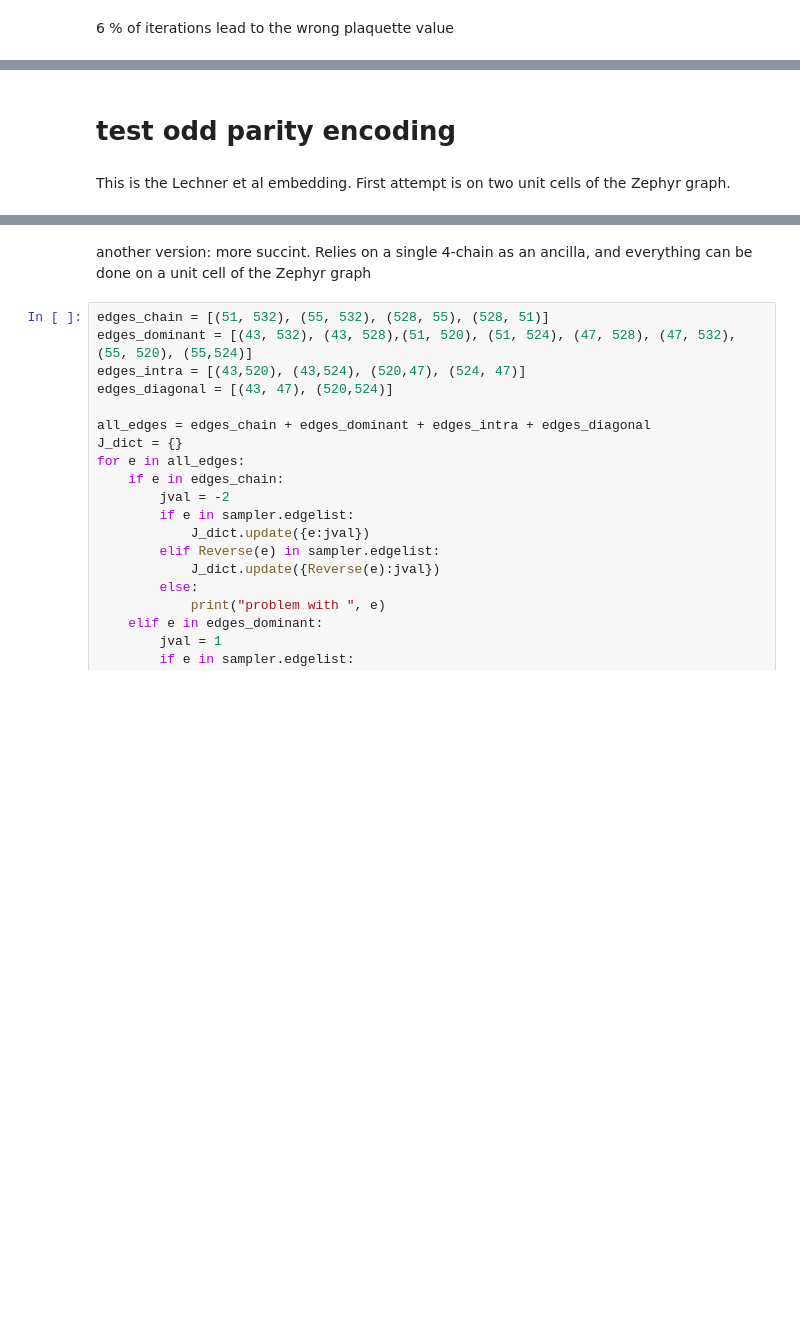
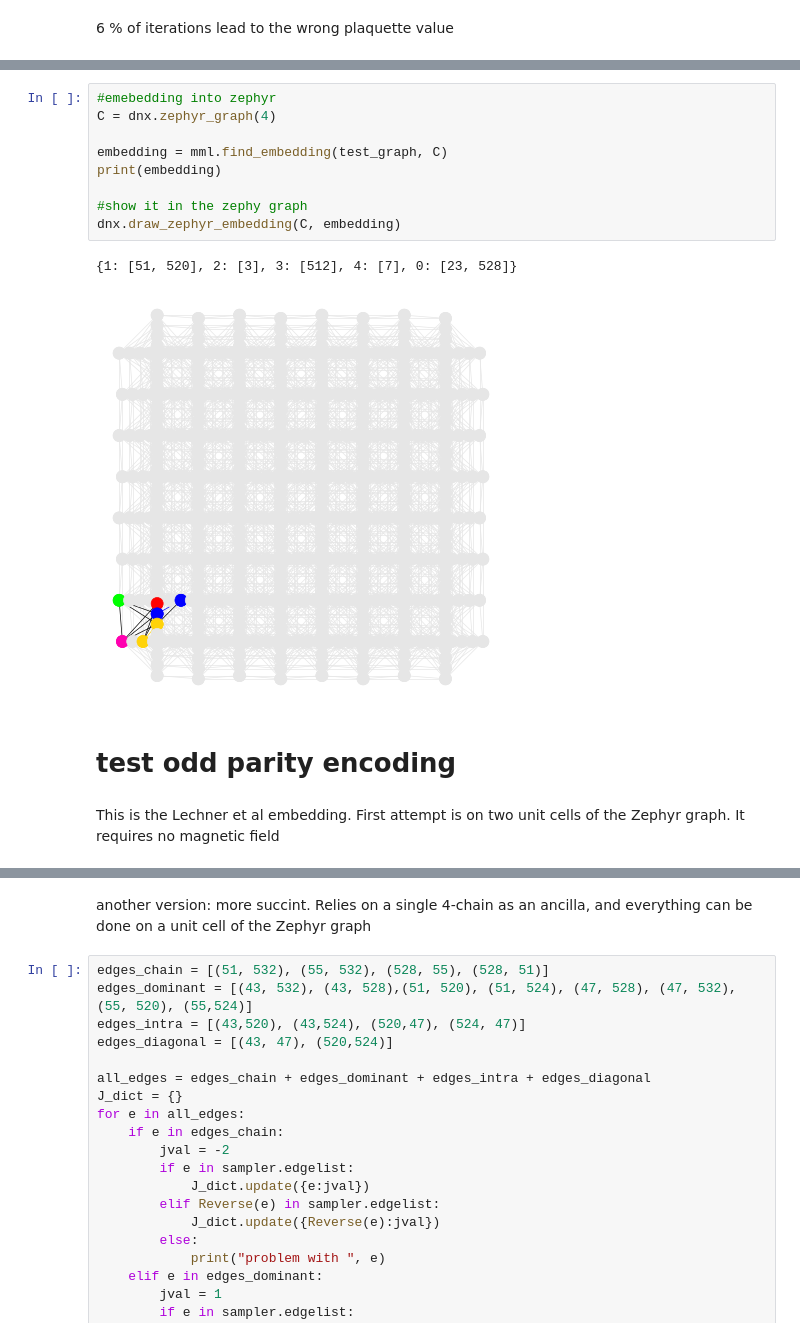
Before and after one commit to vdrouint/d-wave-other, a Jupyter notebook: zephyr-gauge-model.ipynb, the cells around one changed output, grey strips where cells are left out. Cells and saved outputs as stored; diff of their text form; blank space fills up the shorter version.

```diff
--- a/zephyr-gauge-model.ipynb
+++ b/zephyr-gauge-model.ipynb
@@ -405,7 +215,19 @@ dnx.draw_zephyr(C)
+# %%
+#emebedding into zephyr
+C = dnx.zephyr_graph(4)
+
+embedding = mml.find_embedding(test_graph, C)
+print(embedding)
+
+#show it in the zephy graph
+dnx.draw_zephyr_embedding(C, embedding)
+# %% [output]
+{1: [51, 520], 2: [3], 3: [512], 4: [7], 0: [23, 528]}
+[figure, added]
 # %% [markdown]
 # test odd parity encoding
 # %% [markdown]
-This is the Lechner et al embedding. First attempt is on two unit cells of the Zephyr graph.
+This is the Lechner et al embedding. First attempt is on two unit cells of the Zephyr graph. It requires no magnetic field
 # %%
 edges_chain = [(42, 448), (62, 468), (38, 488), (43, 508)]
 edges_dominant = [(488, 46), (43, 46), (42, 46), (468, 46)]
```
Also changed, not shown: parts of 45 cells of this notebook, 1 other file.
